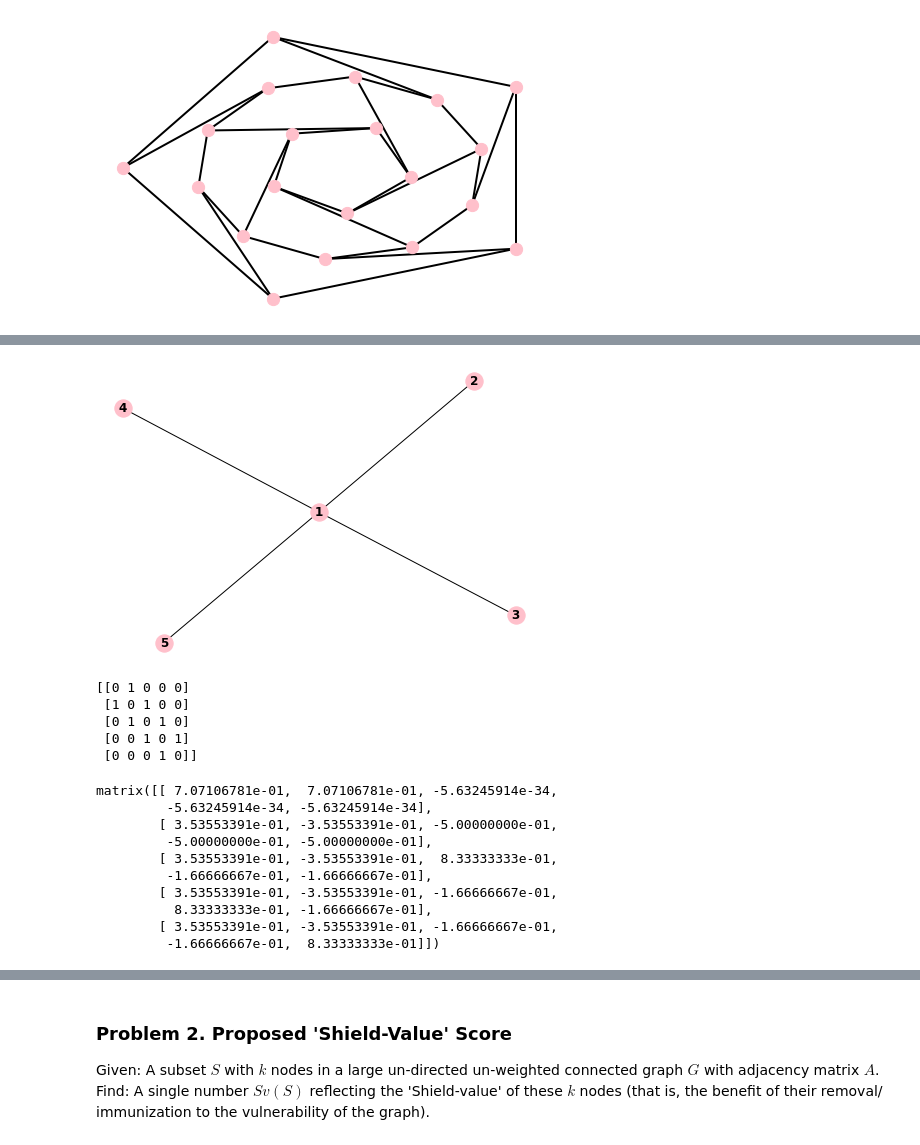
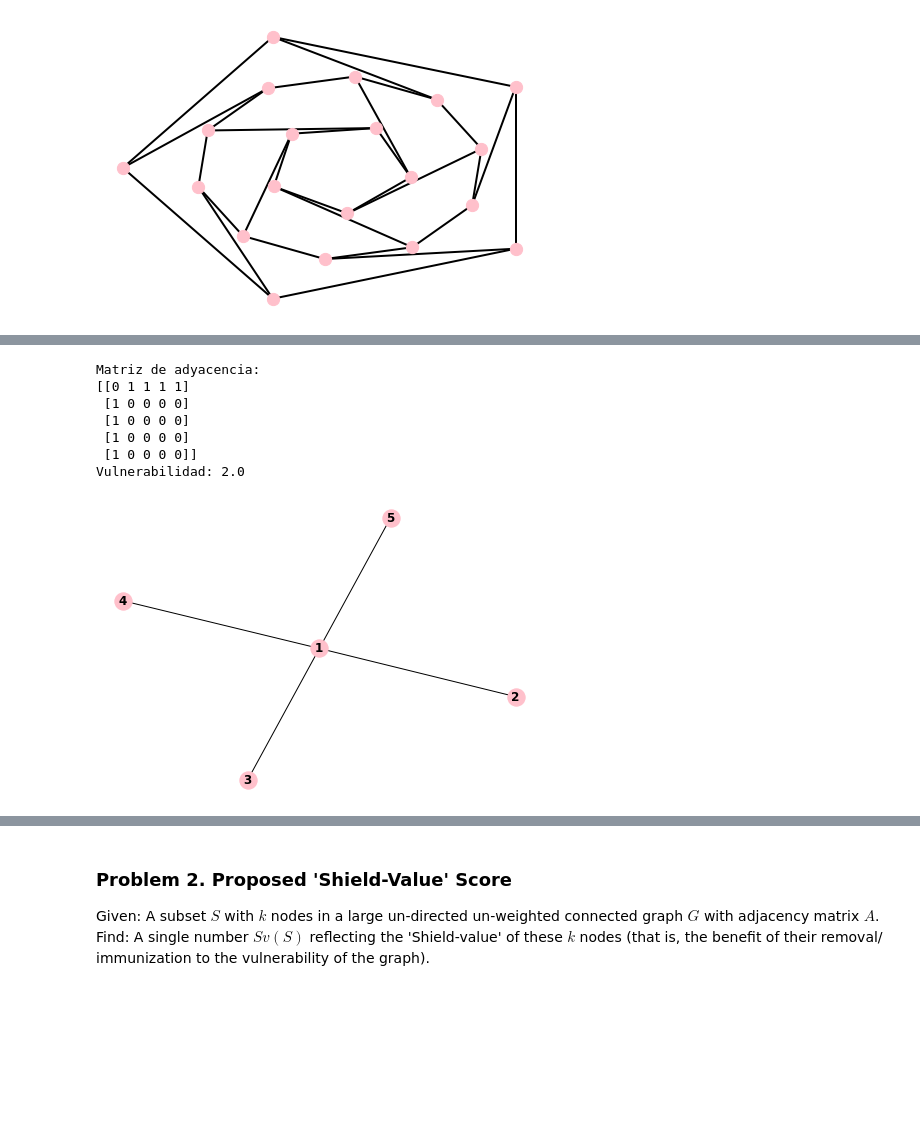
Before and after one commit to fvzqa/Complex-agent-networks, a Jupyter notebook: Code/Node-immunization/Node-immunization.ipynb, the cells around one changed output, grey strips where cells are left out. Cells and saved outputs as stored; diff of their text form; code cells hidden in the pictures; blank space fills up the shorter version.

```diff
--- a/Code/Node-immunization/Node-immunization.ipynb
+++ b/Code/Node-immunization/Node-immunization.ipynb
@@ -25,16 +44,21 @@ nx.draw(H, with_labels=True, font_weight='bold', node_color='pink')
 # %%
 F = nx.Graph()
 F.add_nodes_from([1,2,3,4,5])
 F.add_edges_from([(1,2),(1,3), (1,4),(1,5)])
 nx.draw(F, with_labels=True, font_weight='bold', node_color='pink')
+
+A = nx.adjacency_matrix(F)
+print('Matriz de adyacencia:')
+print(A.todense())
+
+w, v = LA.eig(A.todense())
+print('Vulnerabilidad:',max(w))
 # %% [output]
+Matriz de adyacencia:
+[[0 1 1 1 1]
+ [1 0 0 0 0]
+ [1 0 0 0 0]
+ [1 0 0 0 0]
+ [1 0 0 0 0]]
+Vulnerabilidad: 2.0
-[figure, old version]
+[figure, new version]
-# %%
-A = nx.adjacency_matrix(H)
-print(A.todense())
-# %% [output]
-[[0 1 0 0 0]
- [1 0 1 0 0]
- [0 1 0 1 0]
- [0 0 1 0 1]
- [0 0 0 1 0]]
@@ -43,13 +64,0 @@ w, v = LA.eig(A.todense())
-# %%
-v
-# %% [output]
-matrix([[ 7.07106781e-01,  7.07106781e-01, -5.63245914e-34,
-         -5.63245914e-34, -5.63245914e-34],
-        [ 3.53553391e-01, -3.53553391e-01, -5.00000000e-01,
-         -5.00000000e-01, -5.00000000e-01],
-        [ 3.53553391e-01, -3.53553391e-01,  8.33333333e-01,
-         -1.66666667e-01, -1.66666667e-01],
-        [ 3.53553391e-01, -3.53553391e-01, -1.66666667e-01,
-          8.33333333e-01, -1.66666667e-01],
-        [ 3.53553391e-01, -3.53553391e-01, -1.66666667e-01,
-         -1.66666667e-01,  8.33333333e-01]])
```
Also changed, not shown: parts of 28 cells of this notebook.
